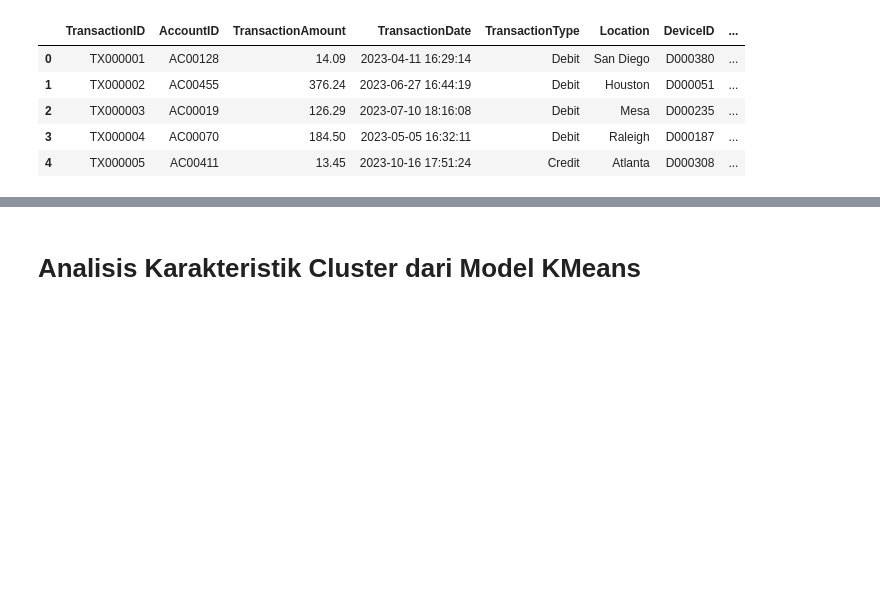
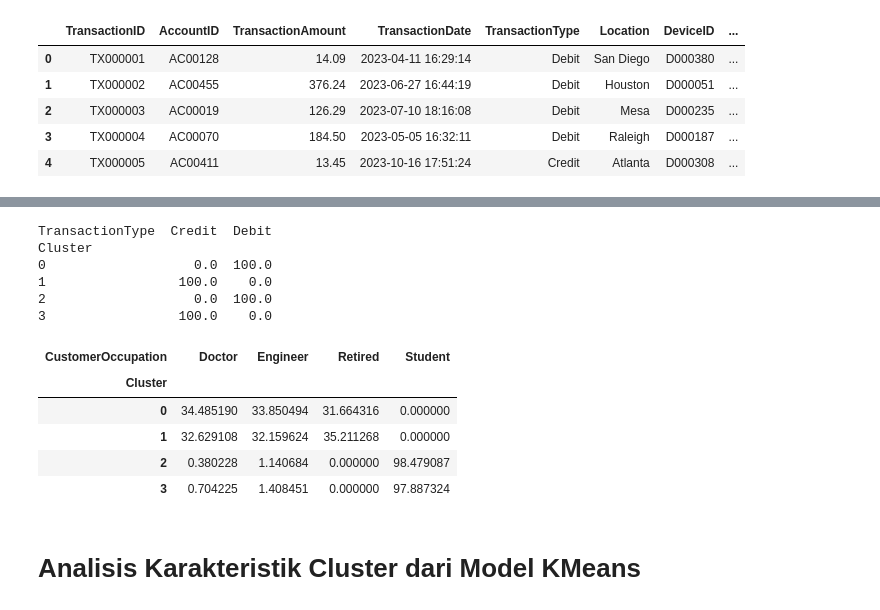
Before and after one commit to Meio047/Project-Machine-Learning-Pemula, a Jupyter notebook: [Clustering] Submission Akhir BMLP_Muhammad Akmal Maulana.ipynb, the cells around one changed output, grey strips where cells are left out. Drawn from its saved outputs; the diff is of its cells as text; code cells hidden in the pictures; blank space fills up the shorter version.

```diff
--- a/[Clustering] Submission Akhir BMLP_Muhammad Akmal Maulana.ipynb
+++ b/[Clustering] Submission Akhir BMLP_Muhammad Akmal Maulana.ipynb
@@ -629,3 +652,30 @@ df_ori.head()
+# %%
+# Menghitung jumlah TransactionType per Cluster
+transaction_type_per_cluster = df.groupby('Cluster')['TransactionType'].value_counts(normalize=True).unstack()
+transaction_type_per_cluster_percent = transaction_type_per_cluster * 100
+transaction_type_per_cluster_percent = transaction_type_per_cluster_percent.fillna(0)
+
+print(transaction_type_per_cluster_percent)
+# %% [output]
+TransactionType  Credit  Debit
+Cluster
+0                   0.0  100.0
+1                 100.0    0.0
+2                   0.0  100.0
+3                 100.0    0.0
+# %%
+occupation_per_cluster = df.groupby('Cluster')['CustomerOccupation'].value_counts(normalize=True).unstack()
+occupation_per_cluster_percent = occupation_per_cluster * 100
+occupation_per_cluster_percent = occupation_per_cluster_percent.fillna(0)
+
+occupation_per_cluster_percent
+# %% [output]
+| CustomerOccupation | Doctor | Engineer | Retired | Student |
+| Cluster |  |  |  |  |
+| 0 | 34.485190 | 33.850494 | 31.664316 | 0.000000 |
+| 1 | 32.629108 | 32.159624 | 35.211268 | 0.000000 |
+| 2 | 0.380228 | 1.140684 | 0.000000 | 98.479087 |
+| 3 | 0.704225 | 1.408451 | 0.000000 | 97.887324 |
 # %% [markdown]
 # Analisis Karakteristik Cluster dari Model KMeans
 # %% [markdown]
```
Also changed, not shown: parts of 19 cells of this notebook.
